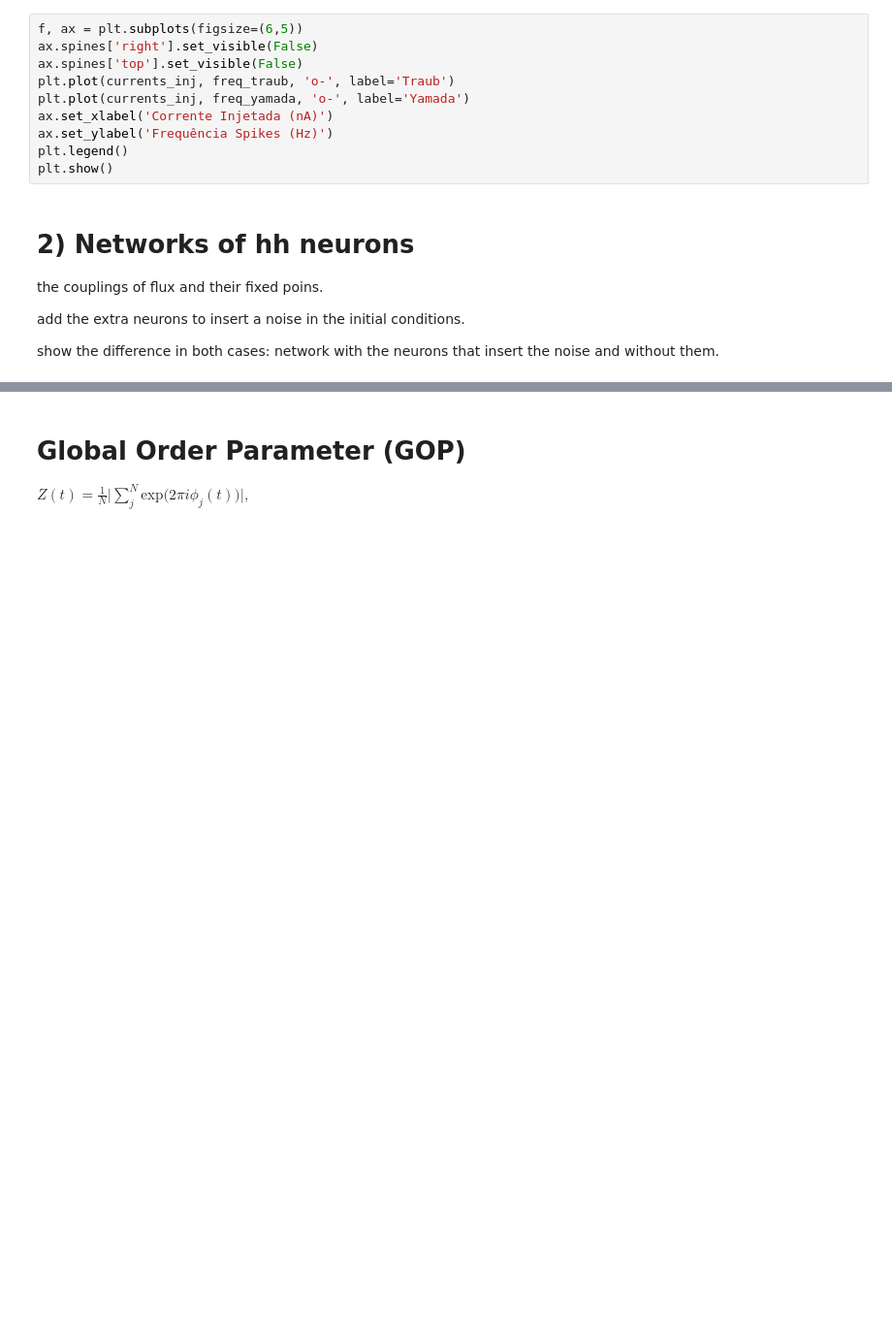
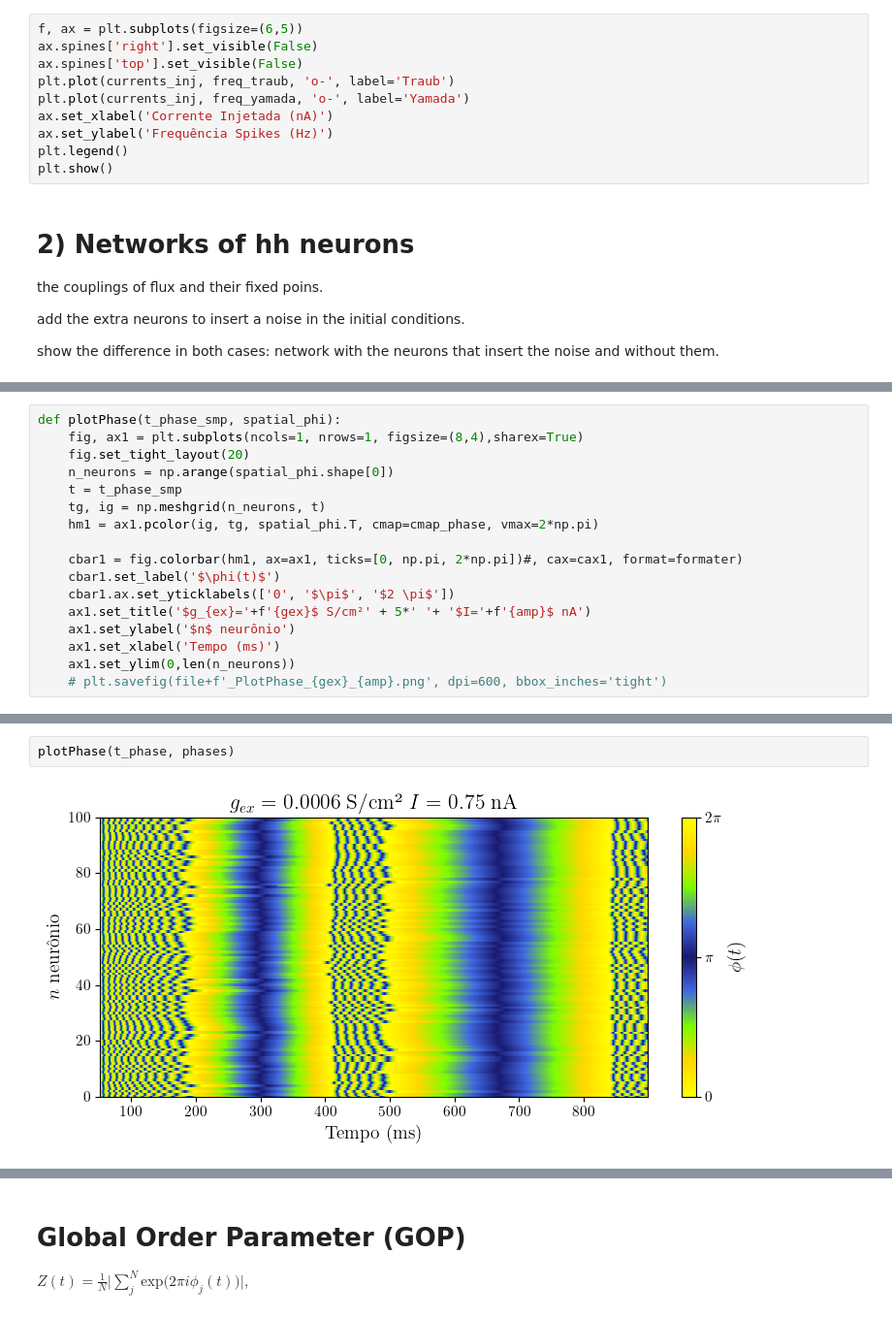
Before and after one commit to FernandoSBorges/chimeras, a Jupyter notebook: notebooks/analises_dissertacao.ipynb, the cells around one changed output, grey strips where cells are left out. Shown at 97% size. Drawn from its saved outputs; the diff is of its cells as text; blank space fills up the shorter version.

```diff
--- a/notebooks/analises_dissertacao.ipynb
+++ b/notebooks/analises_dissertacao.ipynb
@@ -607,0 +616,17 @@ cmap_potential = LinearSegmentedColormap.from_list("mycmap", list(zip(nodes1, co
+# %%
+def plotPhase(t_phase_smp, spatial_phi):
+    fig, ax1 = plt.subplots(ncols=1, nrows=1, figsize=(8,4),sharex=True)
+    fig.set_tight_layout(20)
+    n_neurons = np.arange(spatial_phi.shape[0])
+    t = t_phase_smp
+    tg, ig = np.meshgrid(n_neurons, t)
+    hm1 = ax1.pcolor(ig, tg, spatial_phi.T, cmap=cmap_phase, vmax=2*np.pi)
+
+    cbar1 = fig.colorbar(hm1, ax=ax1, ticks=[0, np.pi, 2*np.pi])#, cax=cax1, format=formater)
+    cbar1.set_label('$\phi(t)$')
+    cbar1.ax.set_yticklabels(['0', '$\pi$', '$2 \pi$'])
+    ax1.set_title('$g_{ex}='+f'{gex}$ S/cm²' + 5*' '+ '$I='+f'{amp}$ nA')
+    ax1.set_ylabel('$n$ neurônio')
+    ax1.set_xlabel('Tempo (ms)')
+    ax1.set_ylim(0,len(n_neurons))
+    # plt.savefig(file+f'_PlotPhase_{gex}_{amp}.png', dpi=600, bbox_inches='tight')
@@ -607,0 +645,4 @@ cmap_potential = LinearSegmentedColormap.from_list("mycmap", list(zip(nodes1, co
+# %%
+plotPhase(t_phase, phases)
+# %% [output]
+[figure, added]
```
Also changed, not shown: parts of 44 cells of this notebook, 18 other files.
